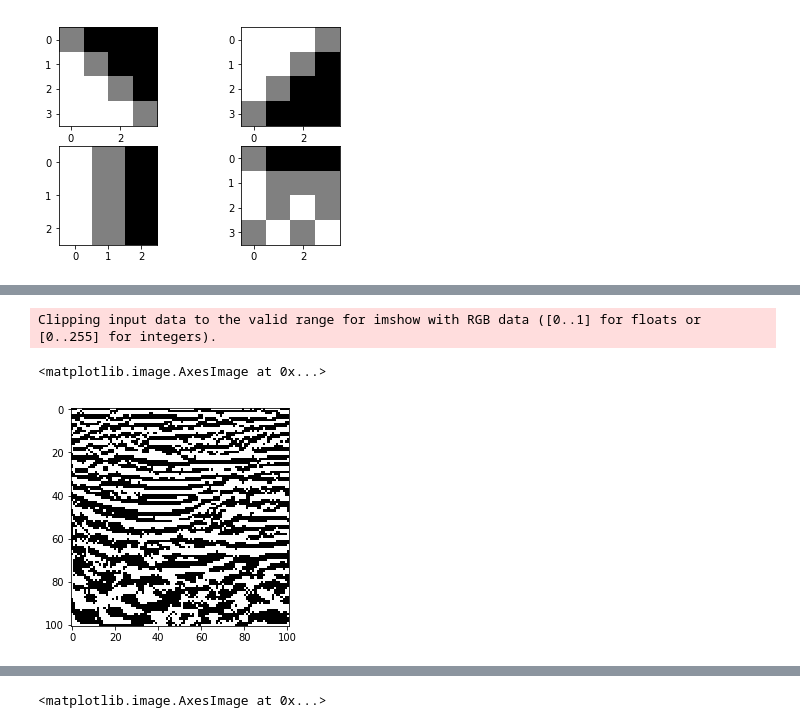
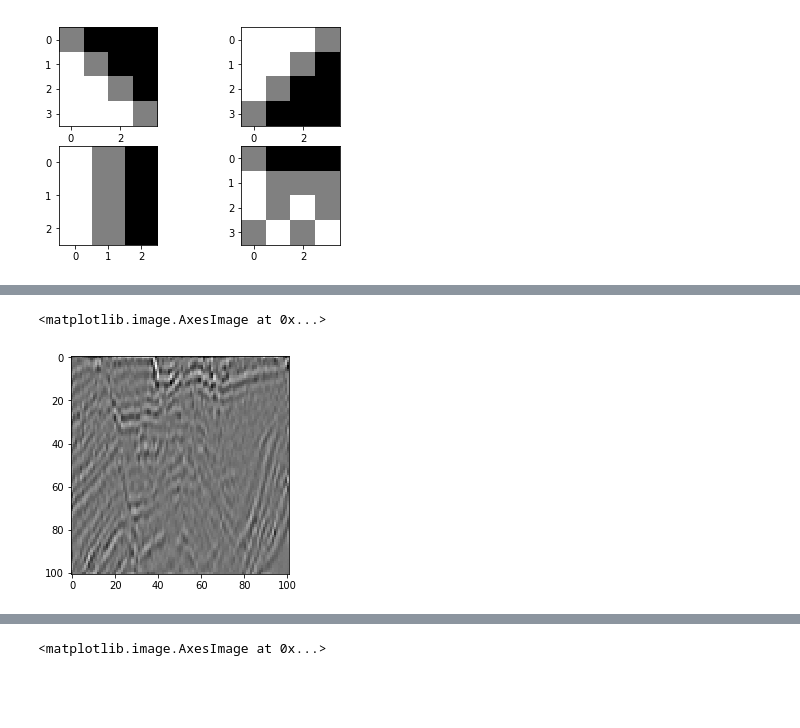
Before and after one commit to abskj/tgs_salt_detection, a Jupyter notebook: notebooks/exploratory/ImageProcessingExperiments.ipynb, the cells around one changed output, grey strips where cells are left out. Drawn from its saved outputs; the diff is of its cells as text; code cells hidden in the pictures; blank space fills up the shorter version.

```diff
--- a/notebooks/exploratory/ImageProcessingExperiments.ipynb
+++ b/notebooks/exploratory/ImageProcessingExperiments.ipynb
@@ -73,12 +73,16 @@ def apply_canny(dst, ans):
     upper = int(min(255, (1.0 + sigma) * v))
     edged = cv2.Canny(dst, lower, upper)
     ans.append(edged)
-# %%
-plt.imshow(cv2.Laplacian(img, cv2.CV_64F),cmap='gray')
-# %% [output]
-Clipping input data to the valid range for imshow with RGB data ([0..1] for floats or [0..255] for integers).
-<matplotlib.image.AxesImage at 0x...>
-[figure, removed]
+# %%
+# plt.imshow(cv2.Laplacian(img, cv2.CV_64F),cmap='gray')
+x = (cv2.Laplacian(img, cv2.CV_32F) + 127.0)/255.0
+# plt.imshow(x)
+y = cv2.cvtColor(x,cv2.COLOR_BGR2GRAY)
+plt.imshow(y,cmap='gray')
+# plt.imshow(y)
+# %% [output]
+<matplotlib.image.AxesImage at 0x...>
+[figure, added]
 # %%
 kernel = np.ones((5,5),np.uint8)
 closing = cv2.morphologyEx(list[3], cv2.MORPH_CLOSE, kernel)
```
Also changed, not shown: parts of 6 cells of this notebook, 21 other files.
